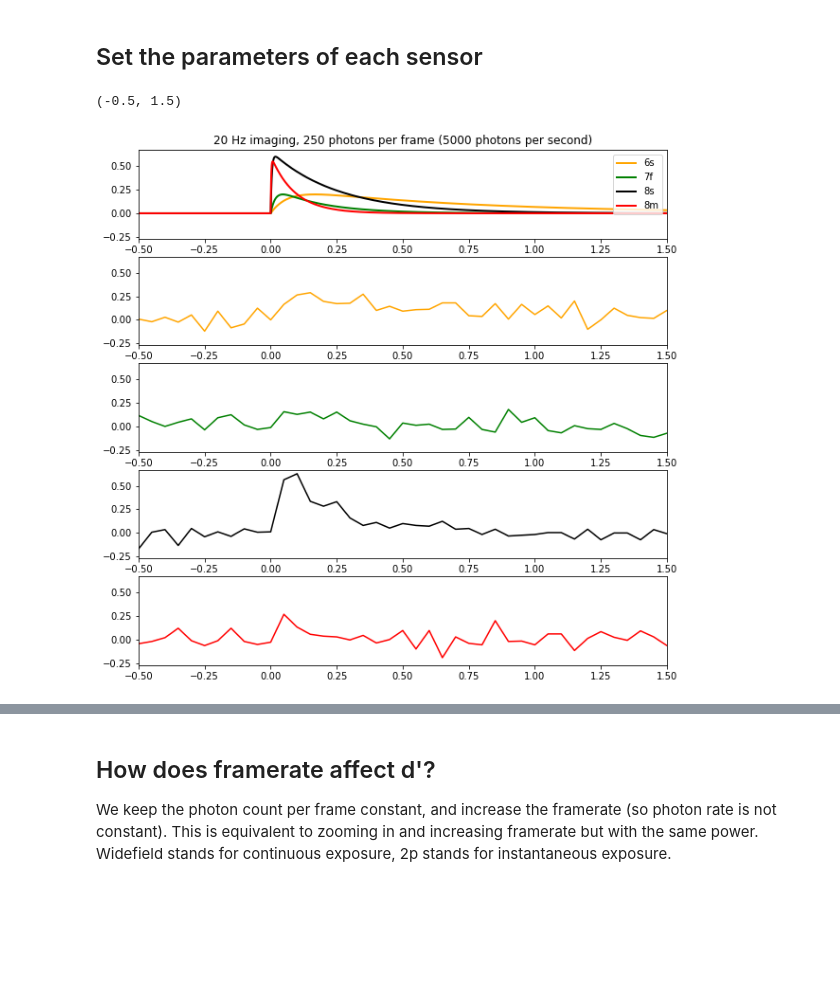
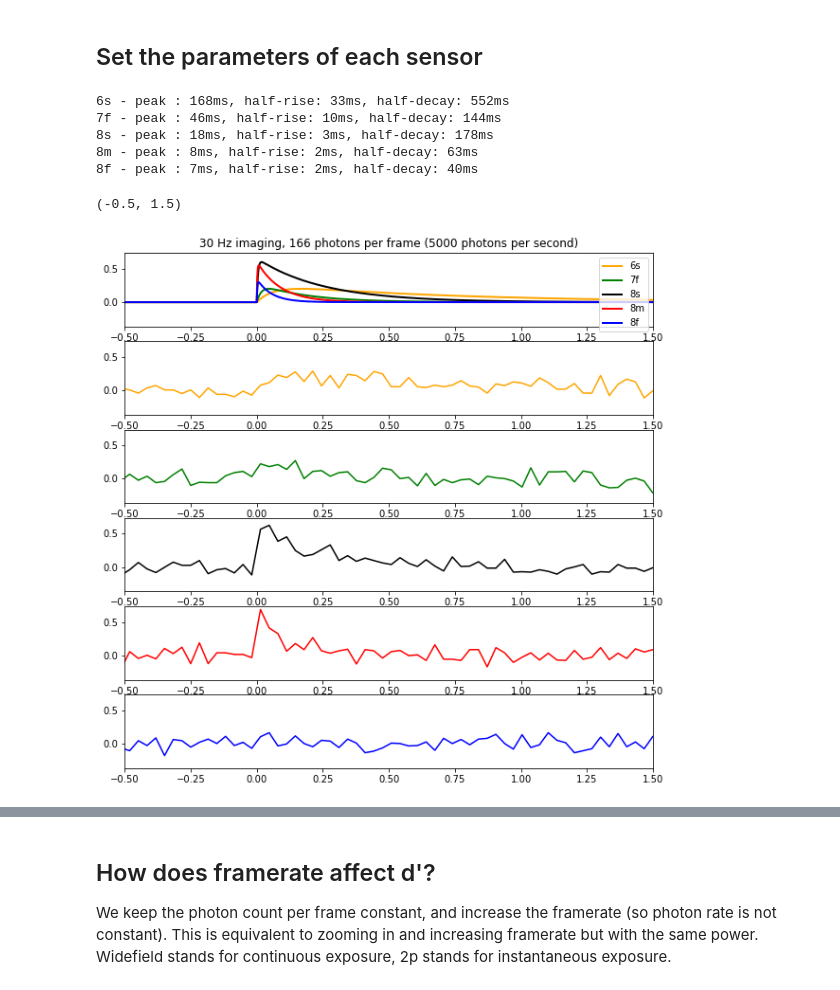
Before and after one commit to rozmar/imaging_strategies, a Jupyter notebook: calcium_sensor_selection.ipynb, the cells around one changed output, grey strips where cells are left out. Saved outputs shown, nothing was run; the diff lists cells and outputs as text; code cells hidden in the pictures; blank space fills up the shorter version.

Commit message:
amplitude

```diff
--- a/calcium_sensor_selection.ipynb
+++ b/calcium_sensor_selection.ipynb
@@ -94,35 +108,55 @@ parameters = {'6s':{'tau_rise':.07,
               '7f':{'tau_rise':.02,
                     'tau_decay':.18,
                     'amplitude':.2,
                     'color':'green'},
               '8s':{'tau_rise':.0045,
                     'tau_decay':.25,
                     'amplitude':0.6,
                     'color':'black'},
               '8m':{'tau_rise':.002,
-                    'tau_decay':.09,
+                    'tau_decay':.088,
                     'amplitude':0.55,
-                    'color':'red'}}
+                    'color':'red'},
+              '8f':{'tau_rise':.002,
+                    'tau_decay':.055,
+                    'amplitude':0.3,
+                    'color':'blue'}}#,
+#               '8m_double':{'tau_rise':.002,
+#                     'tau_decay':[.068,.261],
+#                     'weight_decay' : [.75,.25],
+#                     'amplitude':0.55,
+#                     'color':'red'},
+#               '8f_double':{'tau_rise':.002,
+#                     'tau_decay':[0.021,.140],
+#                     'weight_decay' : [.52,.48],
+#                     'amplitude':0.3,
+#                     'color':'blue'}}
 
 params_experiment  = {'baseline_photon_count':10,
                      'noise_photon_count':0,
                      'exposure_time':1}#ms
 photons_per_s = 5000
 
-example_sampling_rate = 20
+example_sampling_rate = 30
 fig_transients = plt.figure(figsize = [10,10])
 ax_transients = fig_transients.add_subplot(len(parameters.keys())+1,1,1)
 for sensor_i,sensor in enumerate(parameters.keys()):
     params_sensor = parameters[sensor]
     params_experiment['baseline_photon_count'] = photons_per_s/example_sampling_rate
     params_experiment['exposure_time'] = 1
     transient_dict = simulate_transient(params_sensor, params_experiment)
+    print('{} - peak : {}ms, half-rise: {}ms, half-decay: {}ms'.format(sensor,transient_dict['peak_t'],transient_dict['half_peak_t'],transient_dict['half_decay_t']))
     ax_transients.plot(transient_dict['t'],transient_dict['transient'],color = transient_dict['color'],label = sensor,linewidth = 2)
     ax_noisy_transients = fig_transients.add_subplot(len(parameters.keys())+1,1,sensor_i+2,sharey = ax_transients,sharex = ax_transients)
     ax_noisy_transients.plot(transient_dict['t'][::int(1000/example_sampling_rate)],transient_dict['noisy_transient'][::int(1000/example_sampling_rate)],color = transient_dict['color'],alpha = 1)
 ax_transients.legend()
 ax_transients.set_title('{} Hz imaging, {} photons per frame ({} photons per second)'.format(example_sampling_rate,int(photons_per_s/example_sampling_rate),int(photons_per_s)))
 ax_transients.set_xlim([-.5, 1.5])
 # %% [output]
-(-0.5, 1.5)
+6s - peak : 168ms, half-rise: 33ms, half-decay: 552ms
+7f - peak : 46ms, half-rise: 10ms, half-decay: 144ms
+8s - peak : 18ms, half-rise: 3ms, half-decay: 178ms
+8m - peak : 8ms, half-rise: 2ms, half-decay: 63ms
+8f - peak : 7ms, half-rise: 2ms, half-decay: 40ms
+(-0.5, 1.5)
-[figure, old version]
+[figure, new version]
```
Also changed, not shown: parts of 8 cells of this notebook.
